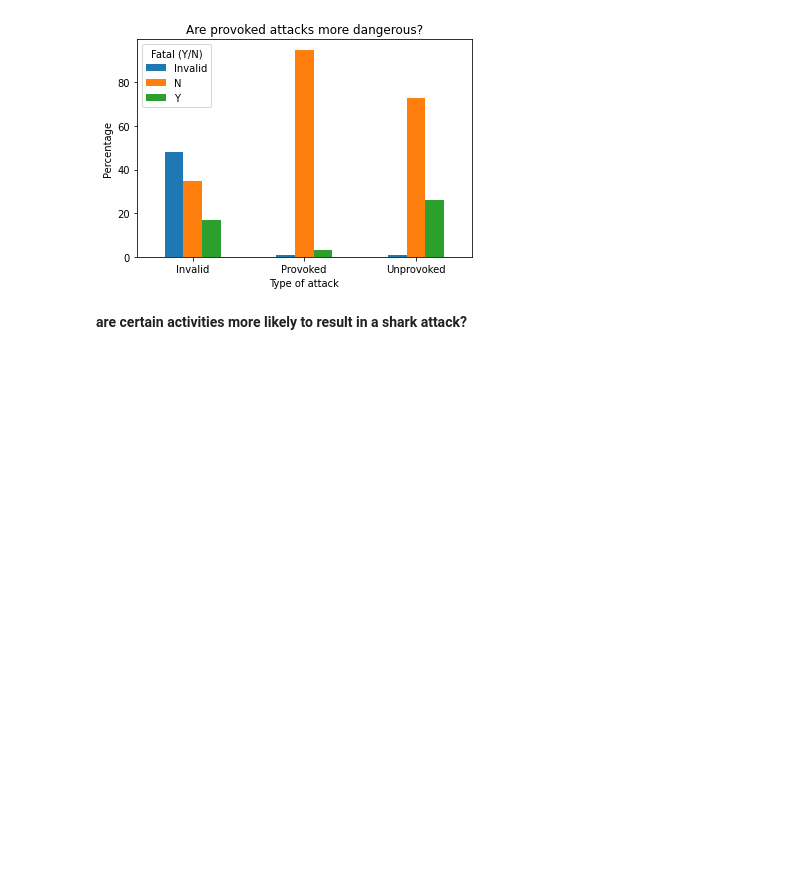
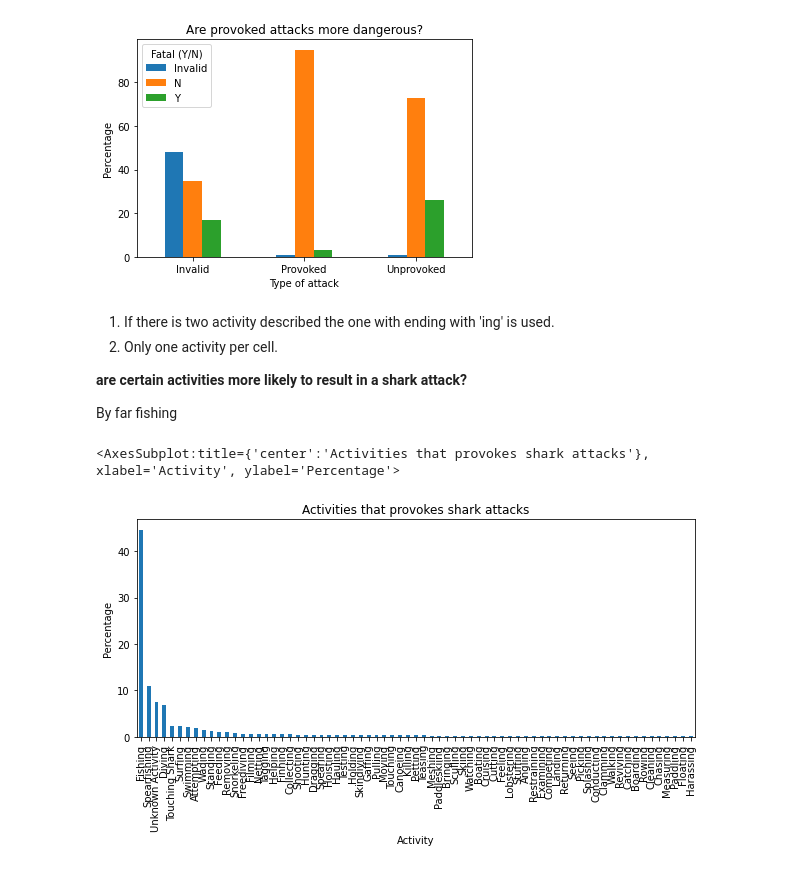
Before and after one commit to MandyP717/Data-analytics-with-python, a Jupyter notebook: Shark Attack/Sharks.ipynb, the cells around one changed output. Saved outputs shown, nothing was run; the diff lists cells and outputs as text; code cells hidden in the pictures; blank space fills up the shorter version.

```diff
--- a/Shark Attack/Sharks.ipynb
+++ b/Shark Attack/Sharks.ipynb
@@ -178,2 +180,7 @@ df_activity = df_activity.loc[df_activity['Type'] == 'Provoked'].copy()
 # %% [markdown]
+1. If there is two activity described the one with ending with 'ing' is used.
+2. Only one activity per cell.
+
 **are certain activities more likely to result in a shark attack?**
+
+By far fishing
@@ -207,0 +187,14 @@ df_activity = df_activity.loc[df_activity['Type'] == 'Provoked'].copy()
+# %%
+df_activity = shark_attacks.loc[:, ['Activity', 'Type']].copy()
+df_activity = df_activity.loc[df_activity['Type'] == 'Provoked'].copy()
+df_activity['ing word'] = df_activity['Activity'].str.extract(r'\b(\w+ing)\b', flags=re.IGNORECASE)
+df_activity['ing word'] = df_activity['ing word'].str.title()
+df_activity.fillna({'Activity':'Unknown Activity', 'ing word':'Unknown Activity'}, inplace=True)
+df_activity['ing word'].loc[df_activity['Activity'].str.contains('dead|jump|slap|hand|grab|foot|stood', case=False)] = 'Touching Shark'
+
+#plotting bar
+Activity = df_activity['ing word'].value_counts() / df_activity.value_counts().sum() *100
+Activity.plot(kind='bar', rot=90, figsize=(10,4), title='Activities that provokes shark attacks', xlabel='Activity', ylabel='Percentage')
+# %% [output]
+<AxesSubplot:title={'center':'Activities that provokes shark attacks'}, xlabel='Activity', ylabel='Percentage'>
+[figure, added]
```
Also changed, not shown: parts of 5 cells of this notebook.
